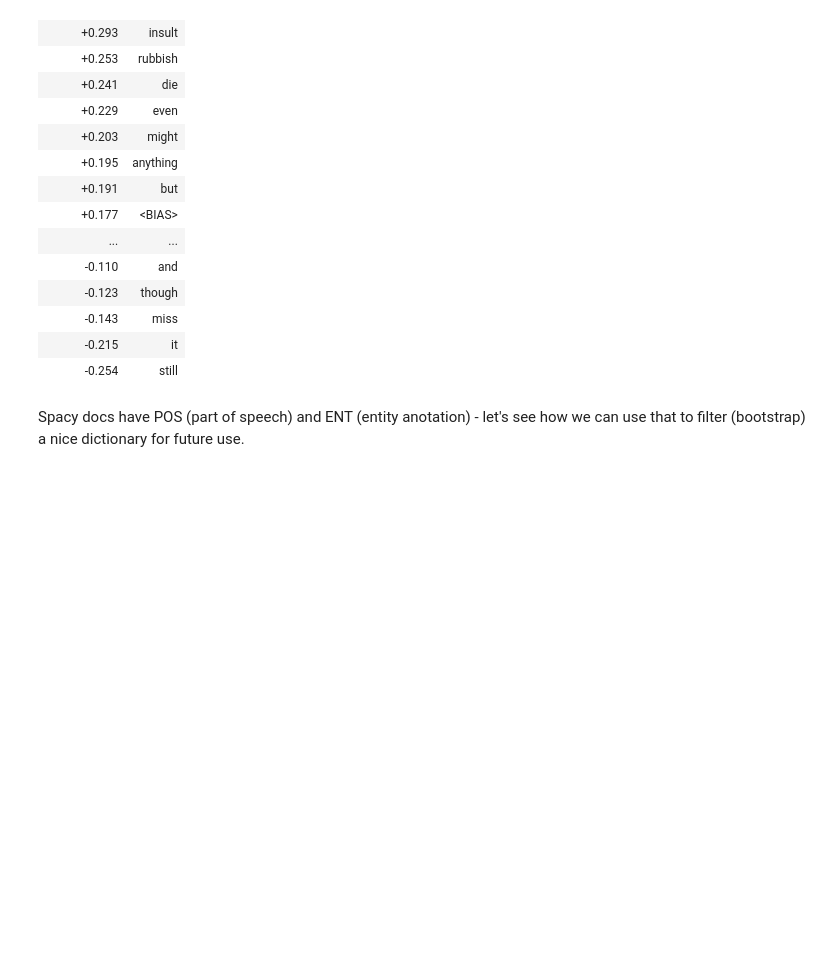
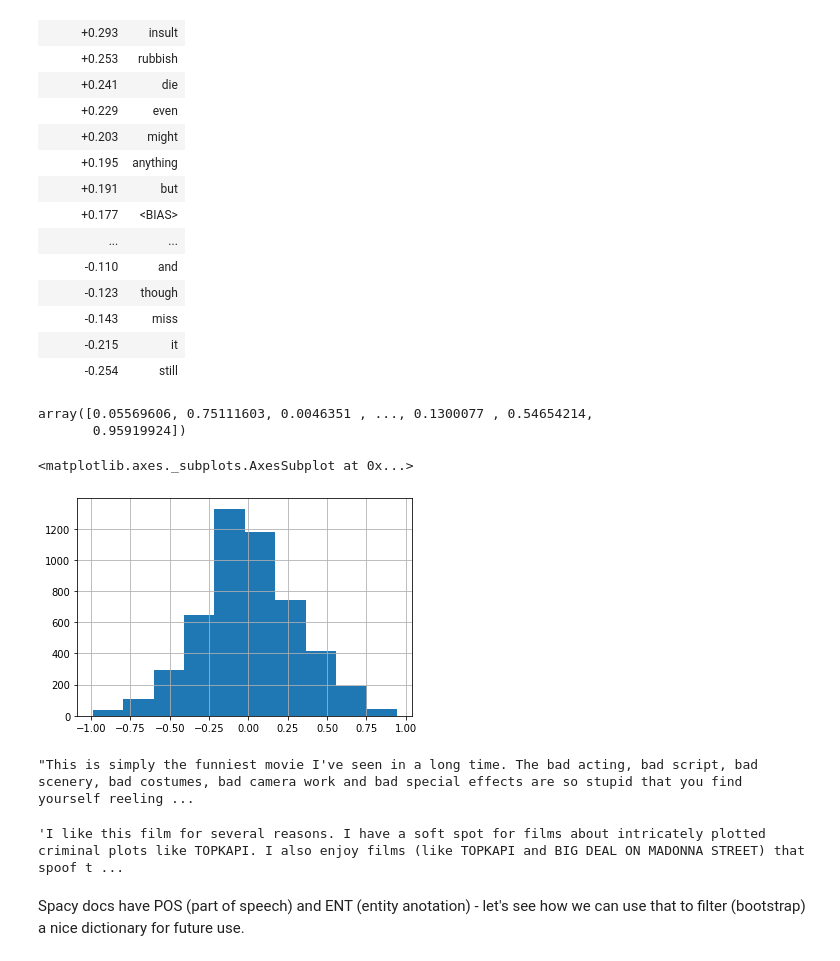
Before and after one commit to CALDISS-AAU/sdsphd20, a Jupyter notebook: notebooks/thu26/Intro_to_nlp_and_supervised_tasks.ipynb, the cells around one changed output. Saved outputs shown, nothing was run; the diff lists cells and outputs as text; code cells hidden in the pictures; blank space fills up the shorter version.

```diff
--- a/notebooks/thu26/Intro_to_nlp_and_supervised_tasks.ipynb
+++ b/notebooks/thu26/Intro_to_nlp_and_supervised_tasks.ipynb
@@ -181,6 +187,26 @@ y=negative (probability 0.944, score -2.831) top features
 | -0.143 | miss |
 | -0.215 | it |
 | -0.254 | still |
+# %%
+preds_array = model.predict_proba(X_test_vec_2)
+# %%
+preds_array[:,1]
+# %% [output]
+array([0.05569606, 0.75111603, 0.0046351 , ..., 0.1300077 , 0.54654214,
+       0.95919924])
+# %%
+predsDF = pd.DataFrame({'text':X_test, 'pred_pos':preds_array[:,1], 'y_test':y_test})
+# %%
+predsDF['diff_error'] =  predsDF.pred_pos - predsDF.y_test
+# %%
+predsDF.diff_error.hist()
+# %% [output]
+<matplotlib.axes._subplots.AxesSubplot at 0x...>
+[figure, added]
+# %%
+predsDF.sort_values('diff_error', ascending=True).iloc[0,0]
+# %% [output]
+"This is simply the funniest movie I've seen in a long time. The bad acting, bad script, bad scenery, bad costumes, bad camera work and bad special effects are so stupid that you find yourself reeling ...
 # %%
 # Let's fire up spacy
 
@@ -190,6 +216,10 @@ import spacy
 nlp = spacy.load("en")
 
 # find more models for other languages here: https://spacy.io/models/
+# %%
+X_test[1]
+# %% [output]
+'I like this film for several reasons. I have a soft spot for films about intricately plotted criminal plots like TOPKAPI. I also enjoy films (like TOPKAPI and BIG DEAL ON MADONNA STREET) that spoof t ...
 # %%
 doc = nlp(X_test[1])
 # %% [markdown]
```
Also changed, not shown: parts of 9 cells of this notebook.
